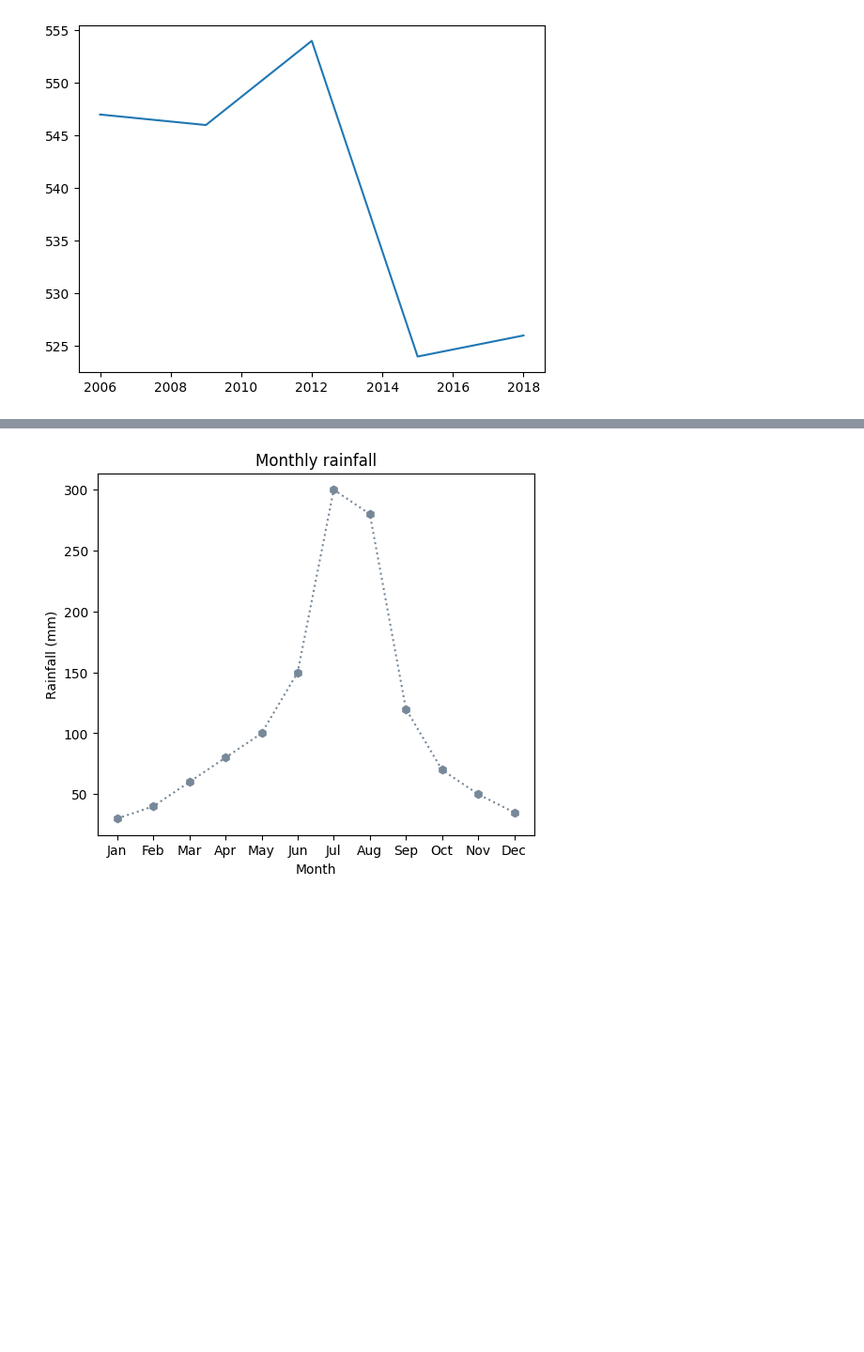
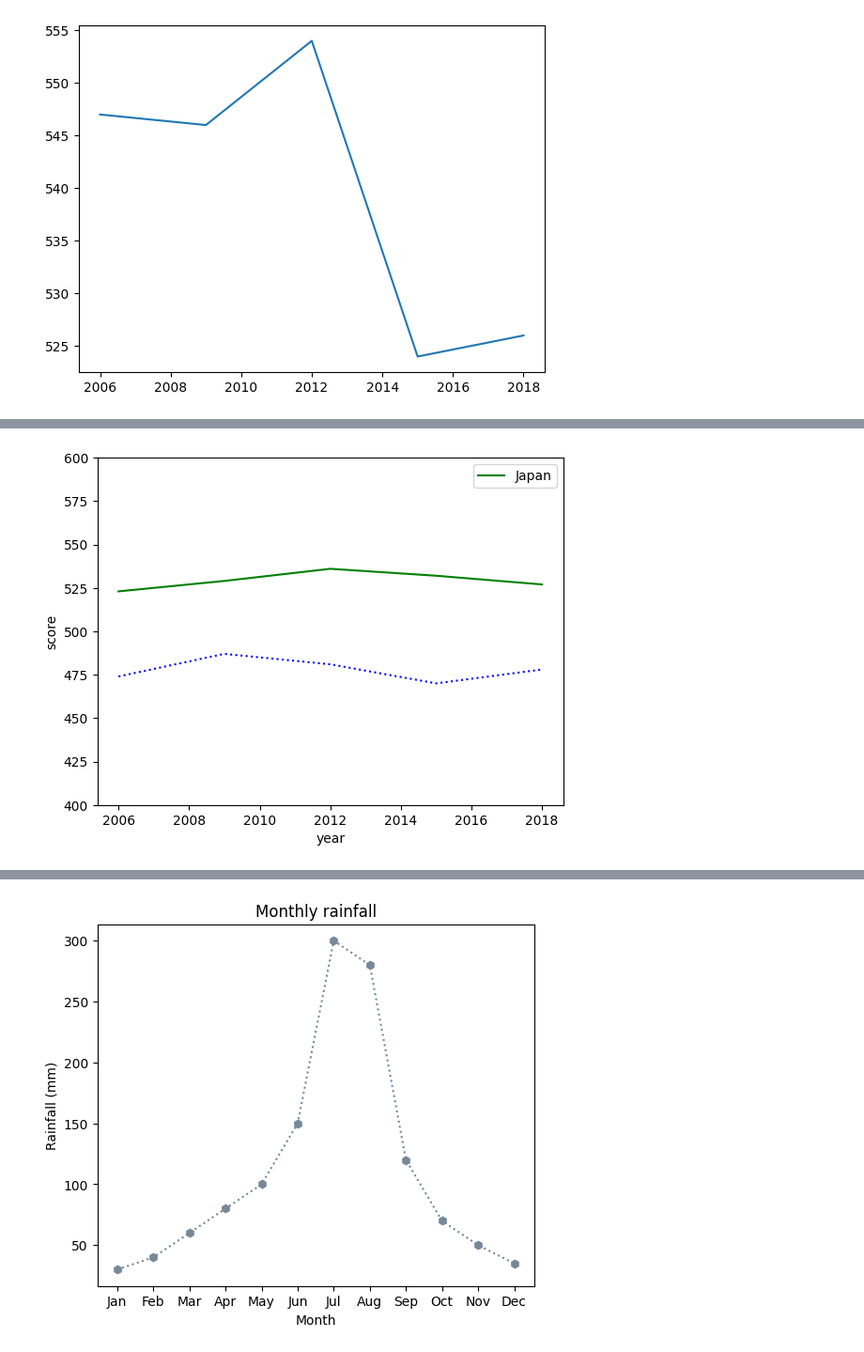
Before and after one commit to baegopa-bab/AIpython, a Jupyter notebook: 250502.ipynb, the cells around one changed output, grey strips where cells are left out. Shown at 94% size. Drawn from its saved outputs; the diff is of its cells as text; code cells hidden in the pictures; blank space fills up the shorter version.

```diff
--- a/250502.ipynb
+++ b/250502.ipynb
@@ -165,21 +166,24 @@ plt.show()
 # %%
 import matplotlib.pyplot as plt
 
 year = [2006, 2009, 2012, 2015, 2018]
 kor = [547, 546, 554, 524, 526]
 usa = [474, 487, 481, 470, 478]
 jpn = [523, 529, 536, 532, 527]
 
 # 그래프가 가로와 세로 크기를 각각 5인치와 3인치 크기 설정
 # year 데이터를 x축으로, kor 데이터를 y축으로 하여 빨간색 점선으로 선 그래프를 그리고 범례에 'Korea'라고 표시
 plt.plot(year, usa, 'b:', ) #범례에 'Korea'라고 표시
 plt.plot(year, jpn, 'g-', label='Japan')
 plt.ylim(400, 600)  # y축 범위 설정
 # 그래프에 범례를 추가
 # 그래프 제목을 'Mathematics performance'로 설정합니다.
 plt.xlabel('year')
 plt.ylabel('score')
+plt.legend()
 plt.show()
+# %% [output]
+[figure, added]
 # %%
 import matplotlib.pyplot as plt
 
```
Also changed, not shown: parts of 7 cells of this notebook.
